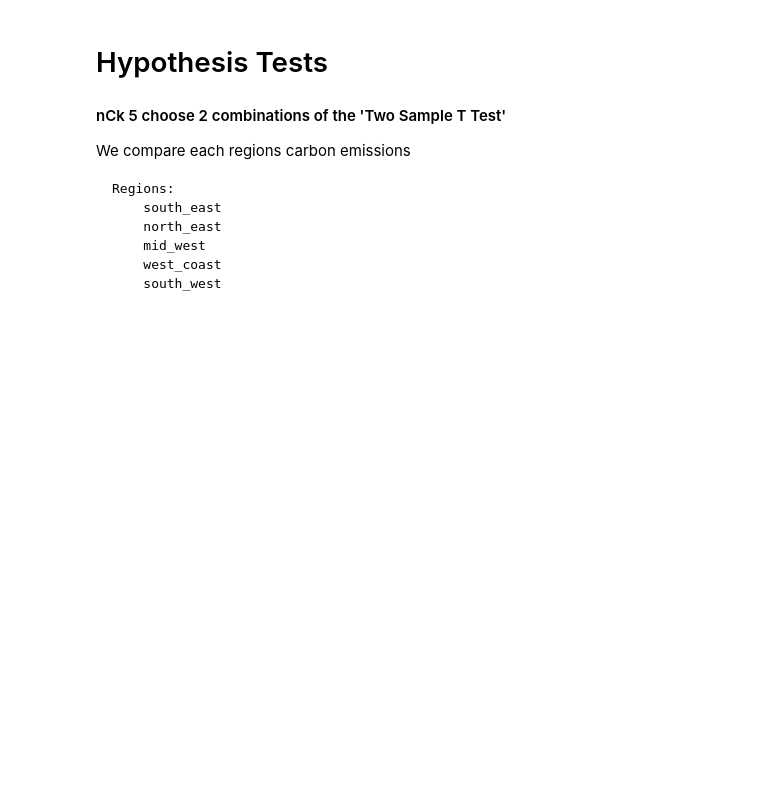
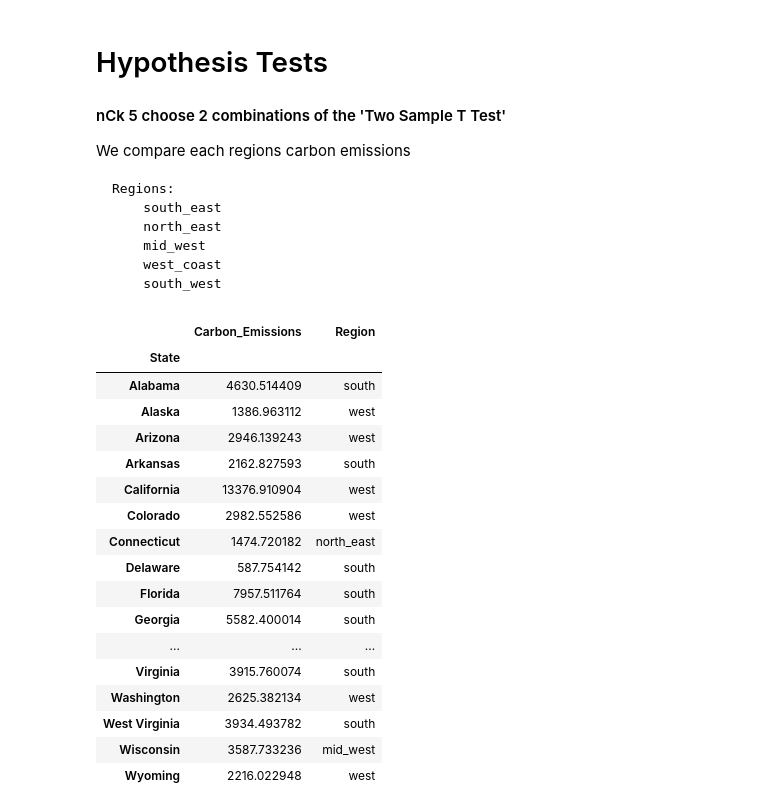
Before and after one commit to LaurentStar/MOD3_Project, a Jupyter notebook: master.ipynb, the cells around one changed output. Cells and saved outputs as stored; diff of their text form; code cells hidden in the pictures; blank space fills up the shorter version.

```diff
--- a/master.ipynb
+++ b/master.ipynb
@@ -114,3 +118,24 @@ for region_pair in nCk_regions:
     exec(f"hypothesis.append((stats.ttest_ind({a}, {b}), {region_pair}))")
 # %%
 hypothesis
+# %%
+df
+# %% [output]
+|  | Carbon_Emissions | Region |
+| State |  |  |
+| Alabama | 4630.514409 | south |
+| Alaska | 1386.963112 | west |
+| Arizona | 2946.139243 | west |
+| Arkansas | 2162.827593 | south |
+| California | 13376.910904 | west |
+| Colorado | 2982.552586 | west |
+| Connecticut | 1474.720182 | north_east |
+| Delaware | 587.754142 | south |
+| Florida | 7957.511764 | south |
+| Georgia | 5582.400014 | south |
+| ... | ... | ... |
+| Virginia | 3915.760074 | south |
+| Washington | 2625.382134 | west |
+| West Virginia | 3934.493782 | south |
+| Wisconsin | 3587.733236 | mid_west |
+| Wyoming | 2216.022948 | west |
```
Also changed, not shown: parts of 3 cells of this notebook, 3 other files.
